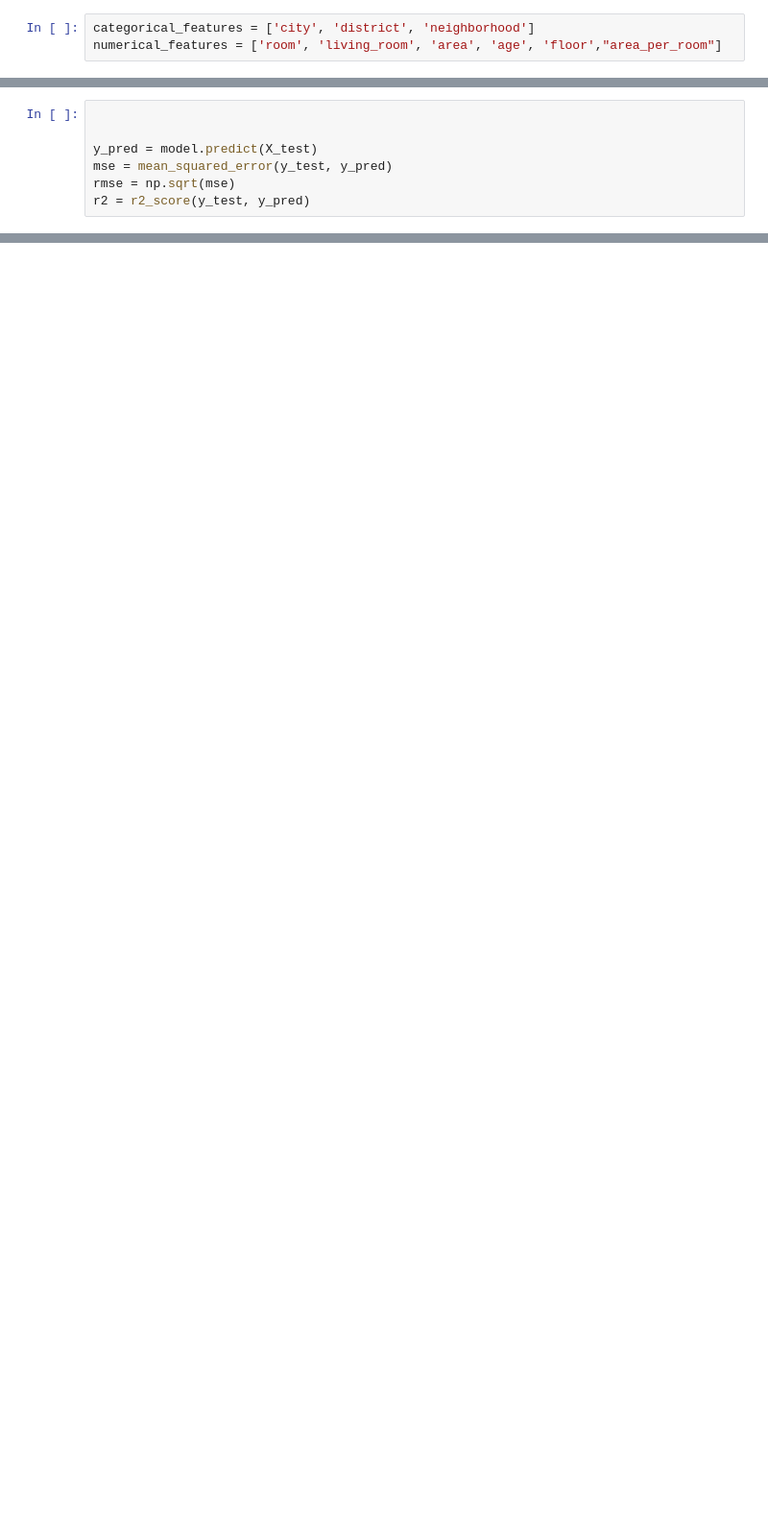
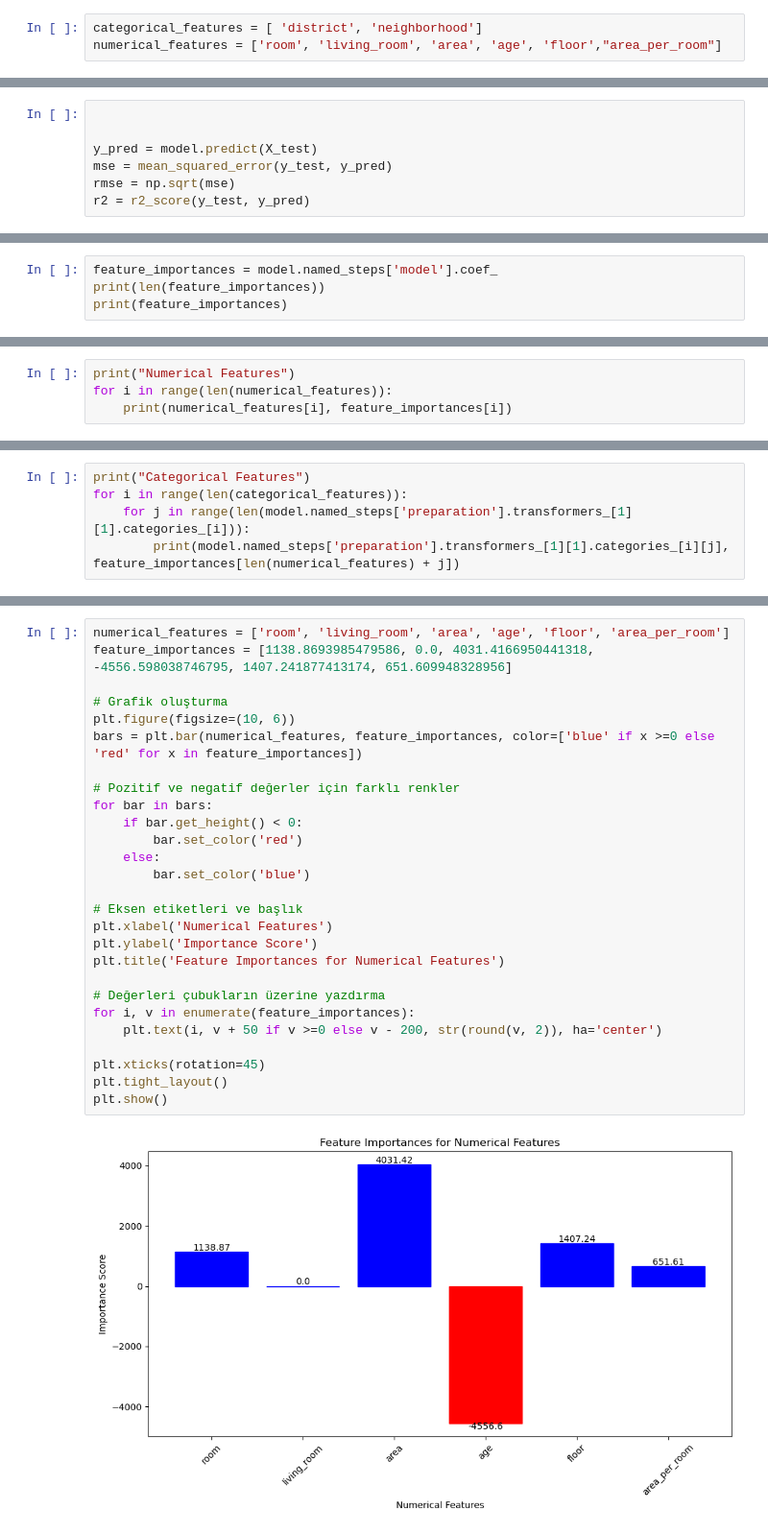
Before and after one commit to bakituncher/istanbul_rent, a Jupyter notebook: linear_regression.ipynb, the cells around one changed output, grey strips where cells are left out. Shown: that part at 96% size. Saved outputs shown, nothing was run; the diff lists cells and outputs as text; blank space fills up the shorter version.

```diff
--- a/linear_regression.ipynb
+++ b/linear_regression.ipynb
@@ -84,5 +81,5 @@ df.head()
 # %%
-categorical_features = ['city', 'district', 'neighborhood']
+categorical_features = [ 'district', 'neighborhood']
 numerical_features = ['room', 'living_room', 'area', 'age', 'floor',"area_per_room"]
 # %%
 full_pipeline = ColumnTransformer([
@@ -131,0 +129,4 @@ R^2: 0.6029470614762553
+# %%
+feature_importances = model.named_steps['model'].coef_
+print(len(feature_importances))
+print(feature_importances)
@@ -131,0 +151,4 @@ R^2: 0.6029470614762553
+# %%
+print("Numerical Features")
+for i in range(len(numerical_features)):
+    print(numerical_features[i], feature_importances[i])
@@ -131,0 +163,5 @@ R^2: 0.6029470614762553
+# %%
+print("Categorical Features")
+for i in range(len(categorical_features)):
+    for j in range(len(model.named_steps['preparation'].transformers_[1][1].categories_[i])):
+        print(model.named_steps['preparation'].transformers_[1][1].categories_[i][j], feature_importances[len(numerical_features) + j])
@@ -131,0 +186,29 @@ R^2: 0.6029470614762553
+# %%
+numerical_features = ['room', 'living_room', 'area', 'age', 'floor', 'area_per_room']
+feature_importances = [1138.8693985479586, 0.0, 4031.4166950441318, -4556.598038746795, 1407.241877413174, 651.609948328956]
+
+# Grafik oluşturma
+plt.figure(figsize=(10, 6))
+bars = plt.bar(numerical_features, feature_importances, color=['blue' if x >=0 else 'red' for x in feature_importances])
+
+# Pozitif ve negatif değerler için farklı renkler
+for bar in bars:
+    if bar.get_height() < 0:
+        bar.set_color('red')
+    else:
+        bar.set_color('blue')
+
+# Eksen etiketleri ve başlık
+plt.xlabel('Numerical Features')
+plt.ylabel('Importance Score')
+plt.title('Feature Importances for Numerical Features')
+
+# Değerleri çubukların üzerine yazdırma
+for i, v in enumerate(feature_importances):
+    plt.text(i, v + 50 if v >=0 else v - 200, str(round(v, 2)), ha='center')
+
+plt.xticks(rotation=45)
+plt.tight_layout()
+plt.show()
+# %% [output]
+[figure, added]
```
Also changed, not shown: parts of 11 cells of this notebook, 4 other files.
